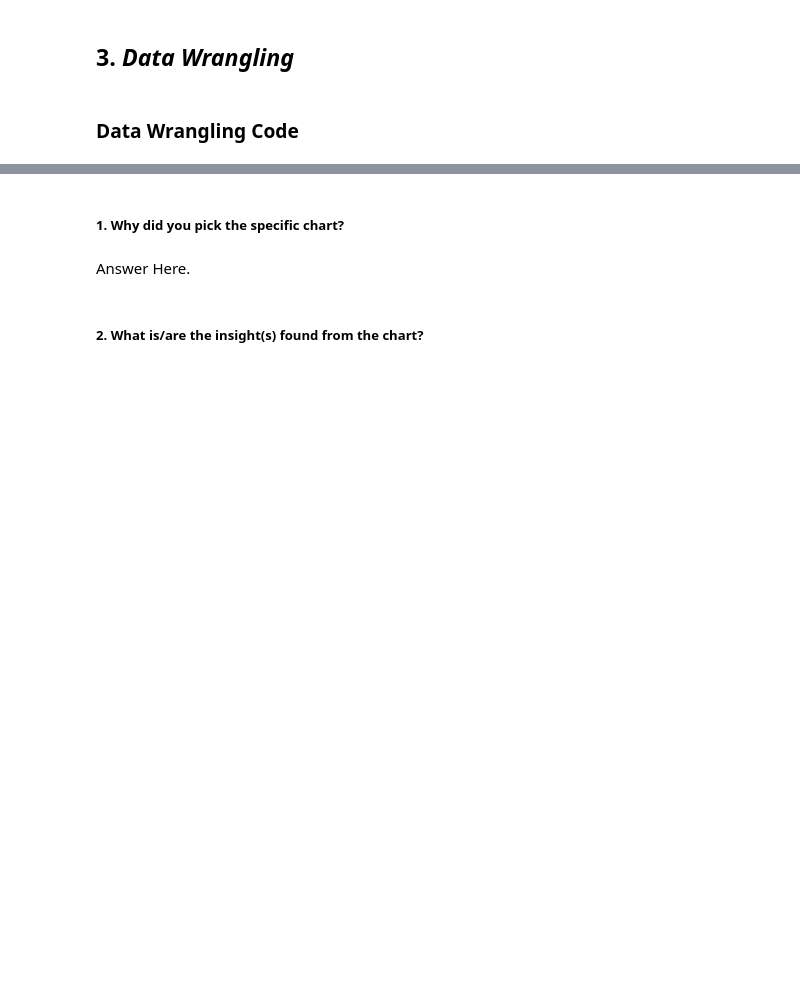
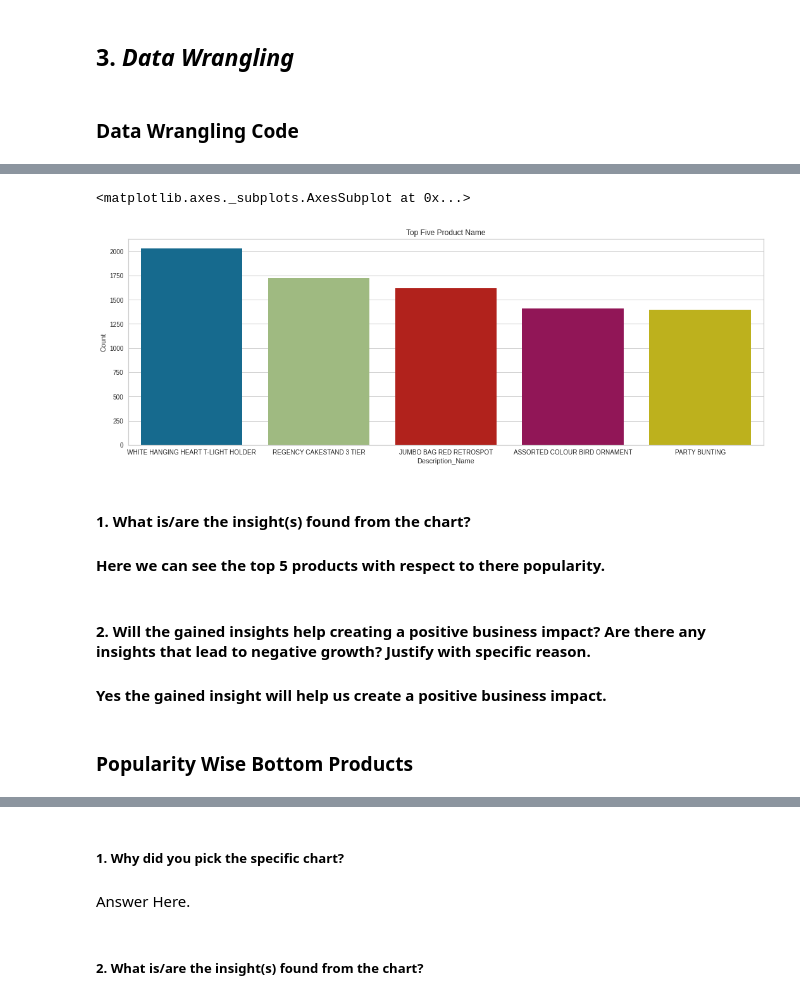
Before and after one commit to KartikKumar7070/Online-Retail-Customer-Segmentation, a Jupyter notebook: ML_Unsupervised_Capstone_Project.ipynb, the cells around one changed output, grey strips where cells are left out. Saved outputs shown, nothing was run; the diff lists cells and outputs as text; code cells hidden in the pictures; blank space fills up the shorter version.

```diff
--- a/ML_Unsupervised_Capstone_Project.ipynb
+++ b/ML_Unsupervised_Capstone_Project.ipynb
@@ -148,0 +454,6 @@ Answer Here.
+# %%
+#Creating DataFrame on description and count
+Description_df = df['Description'].value_counts().reset_index()
+Description_df.rename(columns={'index':'Description_Name'},inplace=True)
+Description_df.rename(columns={'Description':'Count'}, inplace=True)
+Description_df.head()
@@ -148,0 +467,16 @@ Answer Here.
+# %%
+#Plotting on barplot
+plt.figure(figsize=(18,6))
+plt.title('Top Five Product Name')
+sns.barplot(x='Description_Name',y='Count', data=Description_df[:5])
+# %% [output]
+<matplotlib.axes._subplots.AxesSubplot at 0x...>
+[figure, added]
+# %% [markdown]
+#### 1. What is/are the insight(s) found from the chart?
+#### Here we can see the top 5 products with respect to there popularity.
+# %% [markdown]
+#### 2. Will the gained insights help creating a positive business impact? Are there any insights that lead to negative growth? Justify with specific reason.
+#### Yes the gained insight will help us create a positive business impact.
+# %% [markdown]
+### Popularity Wise Bottom Products
```
Also changed, not shown: parts of 132 cells of this notebook.
